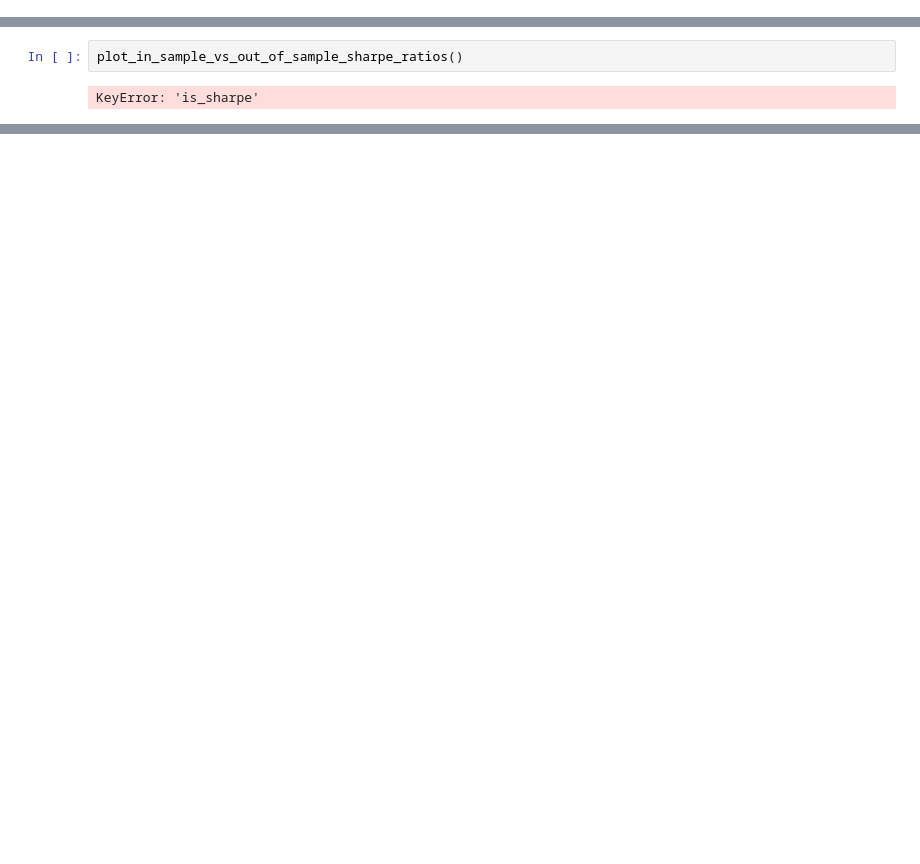
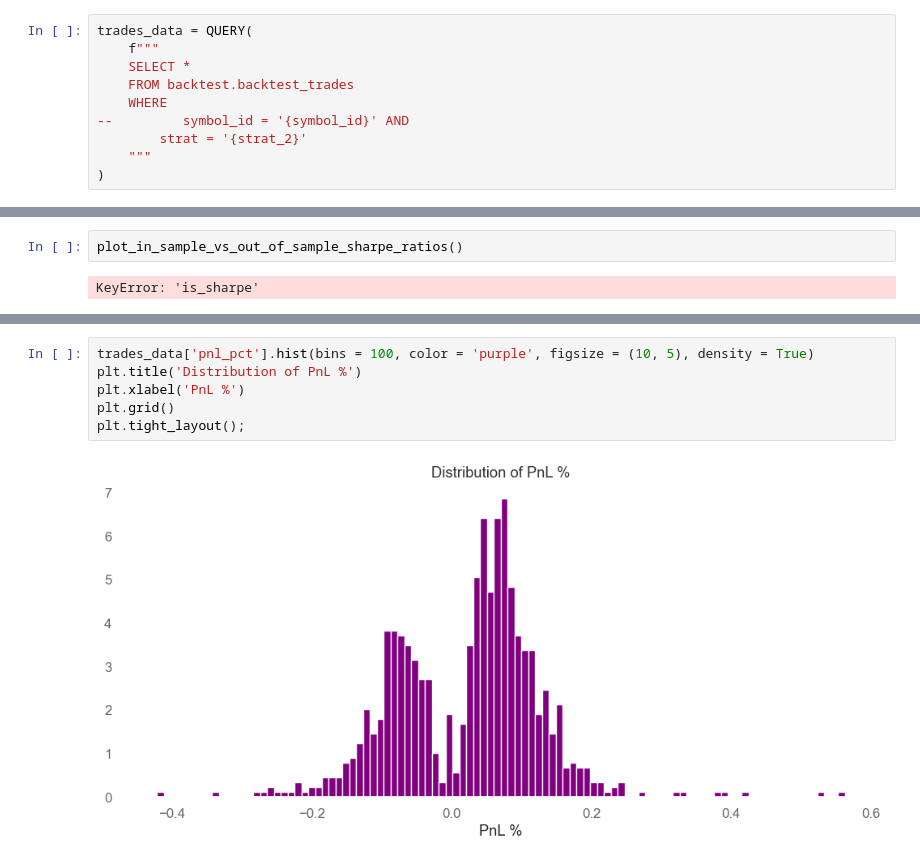
Before and after one commit to Algo-Trading-Project/trading-bot, a Jupyter notebook: notebooks/backtest_dashboard.ipynb, the cells around one changed output, grey strips where cells are left out. Cells and saved outputs as stored; diff of their text form; blank space fills up the shorter version.

```diff
--- a/notebooks/backtest_dashboard.ipynb
+++ b/notebooks/backtest_dashboard.ipynb
@@ -347,0 +348,10 @@ strat = 'PortfolioMLStrategy'
+# %%
+trades_data = QUERY(
+    f"""
+    SELECT *
+    FROM backtest.backtest_trades
+    WHERE
+--         symbol_id = '{symbol_id}' AND
+        strat = '{strat_2}'
+    """
+)
@@ -473,3 +465,11 @@ Expectancy: 0.0066
+# %%
+trades_data['pnl_pct'].hist(bins = 100, color = 'purple', figsize = (10, 5), density = True)
+plt.title('Distribution of PnL %')
+plt.xlabel('PnL %')
+plt.grid()
+plt.tight_layout();
+# %% [output]
+[figure, added]
 # %%
 trades_data['trade_duration'] = (trades_data['exit_date'] - trades_data['entry_date']).dt.total_seconds() / (60 * 60 * 24)
 
```
Also changed, not shown: parts of 20 cells of this notebook.
